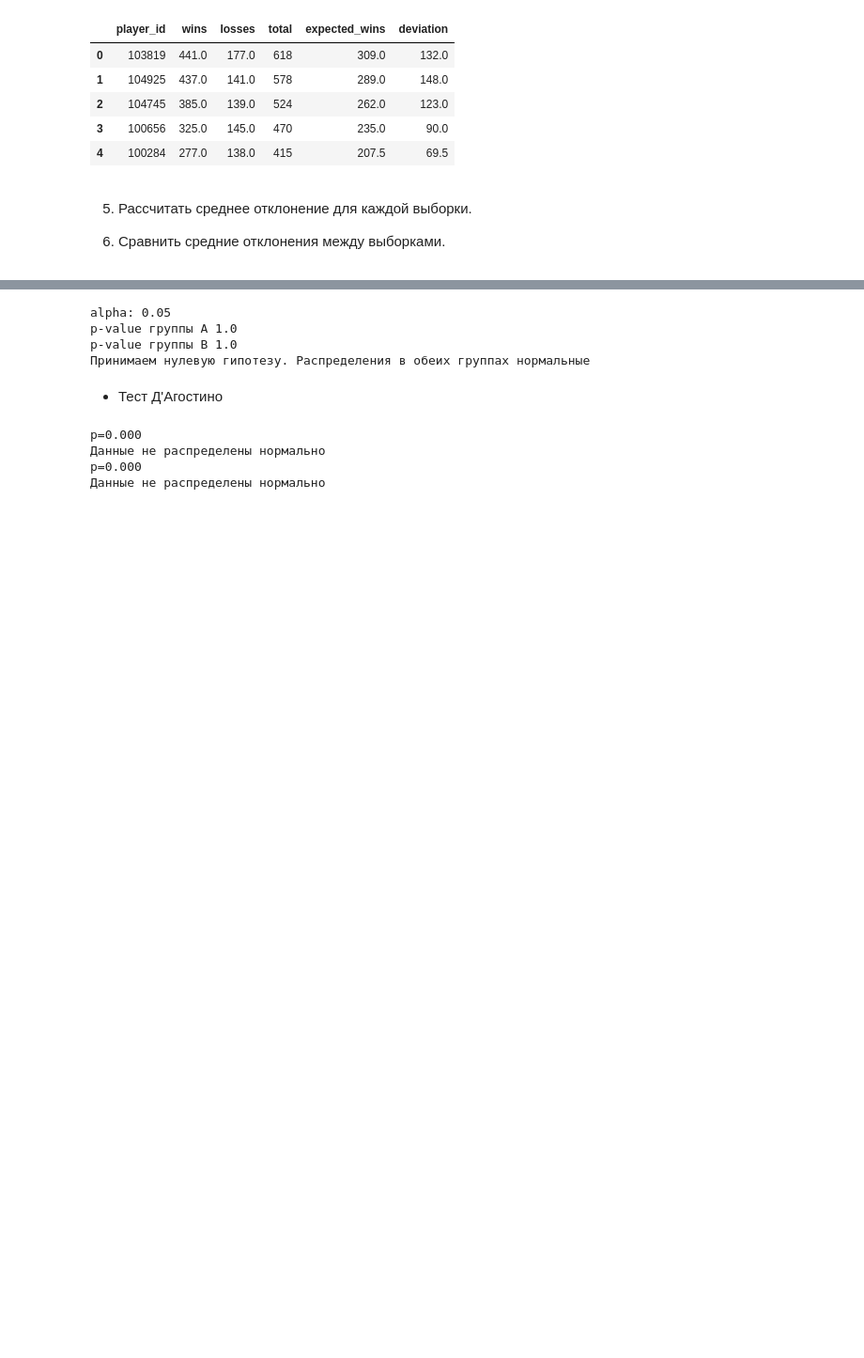
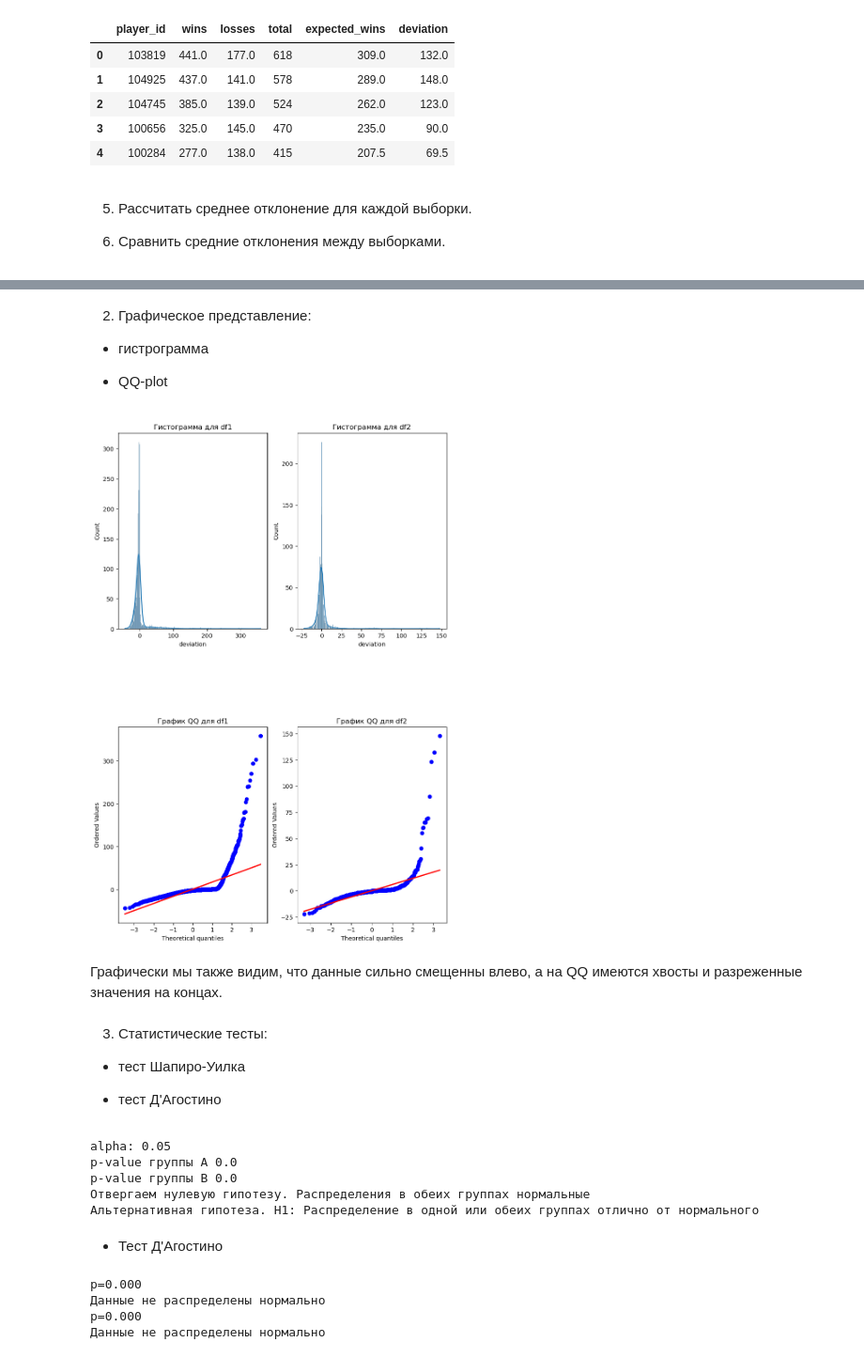
Before and after one commit to Ruugiko/tennis_atp, a Jupyter notebook: tennis.ipynb, the cells around one changed output, grey strips where cells are left out. Shown: that part at 94% size. Drawn from its saved outputs; the diff is of its cells as text; code cells hidden in the pictures; blank space fills up the shorter version.

```diff
--- a/tennis.ipynb
+++ b/tennis.ipynb
@@ -175,3 +202,48 @@ axes[1].set_title('deviation less 20');
+# %% [markdown]
+2. Графическое представление:
+
+ - гистрограмма
+
+ - QQ-plot
+# %%
+def graphic_image_df(df1, df2):
+    """
+    Функция для построения графиков распределения:
+    - гистрограмма
+    - QQ-plot
+    """
+    ffig, axs = plt.subplots(2, 2, figsize=(10, 15))
+    plt.subplots_adjust(hspace=0.5)
+    datasets = [df1, df2]
+    titles = ['df1', 'df2']
+
+    # Создание гистограмм и QQ-plot в цикле
+    for idx, dataset in enumerate(datasets):
+        sns.histplot(dataset, kde=True, ax=axs[0, idx])
+        axs[0, idx].set_title(f'Гистограмма для {titles[idx]}')
+
+        # Создание QQ-plot
+        probplot(dataset, plot=axs[1, idx])
+        axs[1, idx].set_title(f'График QQ для {titles[idx]}')
+
+        # Добавление линии на QQ-plot
+        (osm, osr), (slope, intercept, r) = probplot(dataset)
+        line_x = np.array([osm[0], osm[-1]])
+        line_y = intercept + slope * line_x
+        axs[1, idx].plot(line_x, line_y, 'r', lw=2)
+
+    plt.show()
+# %%
+graphic_image_df(more20.deviation.dropna(), less20.deviation.dropna())
+# %% [output]
+[figure, added]
+# %% [markdown]
+Графически мы также видим, что данные сильно смещенны влево, а на QQ имеются хвосты и разреженные значения на концах.
+# %% [markdown]
+3. Статистические тесты:
+- тест Шапиро-Уилка
+
+- тест Д'Агостино
 # %%
 def shapiro_test(df1, df2, alpha=0.05):
     """
@@ -193,12 +265,13 @@ def shapiro_test(df1, df2, alpha=0.05):
     else:
         print("Принимаем нулевую гипотезу. {}".format(H0))
 # %%
-shapiro_test(more20['deviation'], less20['deviation'])
+shapiro_test(more20['deviation'].dropna(), less20['deviation'].dropna())
 # %% [output]
 alpha: 0.05
-p-value группы А 1.0
-p-value группы B 1.0
-Принимаем нулевую гипотезу. Распределения в обеих группах нормальные
+p-value группы А 0.0
+p-value группы B 0.0
+Отвергаем нулевую гипотезу. Распределения в обеих группах нормальные
+Альтернативная гипотеза. H1: Распределение в одной или обеих группах отлично от нормального
 # %% [markdown]
 - Тест Д'Агостино
 # %%
```
Also changed, not shown: parts of 45 cells of this notebook, 3 other files.
